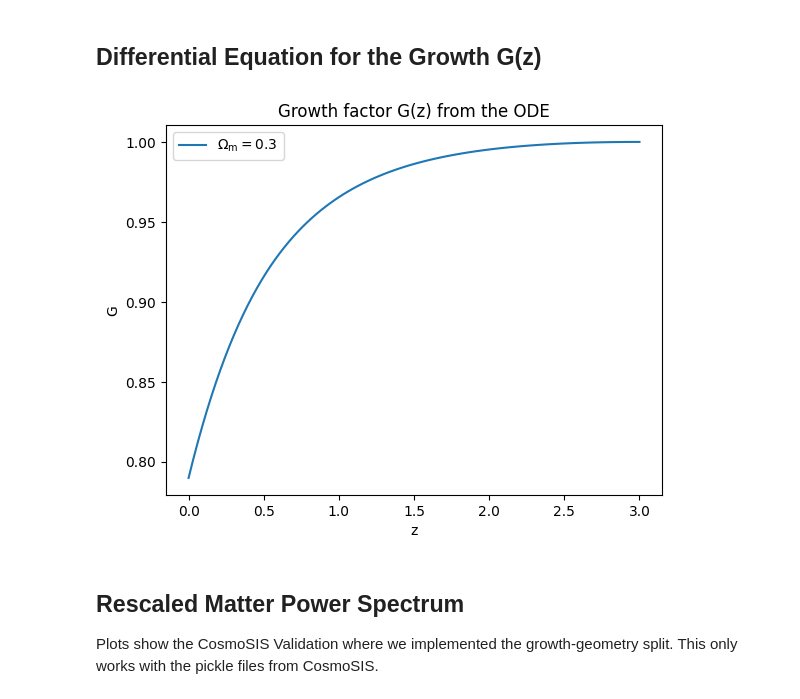
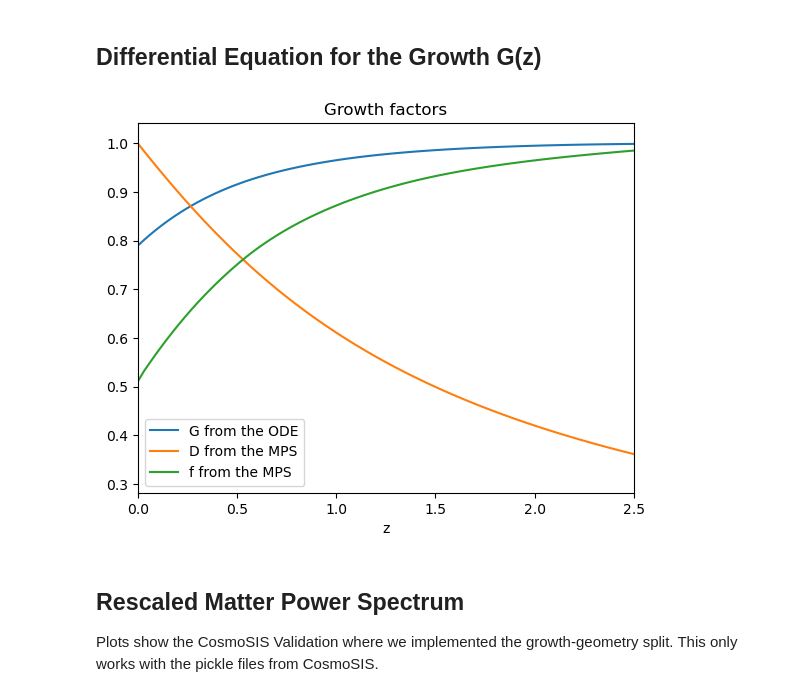
Before and after one commit to cloe-org/playground, a Jupyter notebook: tutorials/cosmology/growth-geometry-split.ipynb, the cells around one changed output. Saved outputs shown, nothing was run; the diff lists cells and outputs as text; code cells hidden in the pictures.

```diff
--- a/tutorials/cosmology/growth-geometry-split.ipynb
+++ b/tutorials/cosmology/growth-geometry-split.ipynb
@@ -49,36 +75,71 @@ class_instance = CLASSBackground(
     N_mnu=N_mnu,
 )
 
-Omega_m_grow = 0.3
-Omega_cdm0 = Omega_m_grow - Omega_b0
-
-class_instance_Om_grow = CLASSBackground(
+z = np.linspace(0, 3, 100)
+# Compute the background with CLASS
+class_instance = CLASSBackground(
     H0=H0,
     Omega_b0=Omega_b0,
     Omega_cdm0=Omega_cdm0,
     Omega_k0=Omega_k0,
     As=As,
     ns=ns,
-    mnu=mnu,
     w0=w,
     wa=wa,
     gamma_MG=gamma_MG,
+    mnu=mnu,
     N_ur = N_ur,
     N_mnu=N_mnu,
 )
 # %% [markdown]
 ## Differential Equation for the Growth G(z)
-# %%
-# Test the differential equation for the growth G(z)
-g_z_3 = growth_function_ODE(class_instance, z)
-plt.plot(z, g_z_3, label=r"$\Omega_{\rm m}=0.3$")
-plt.xlabel("z")
-plt.ylabel("G")
-plt.legend()
-plt.title("Growth factor G(z) from the ODE")
-plt.show()
-# %% [output]
-[figure, removed]
+# %%
+# Test the differential equation for the growth G(z)
+g_z_3 = growth_function_ODE(class_instance, z)
+plt.plot(z, g_z_3, label="G from the ODE")
+plt.xlabel("z")
+plt.title("Growth factors")
+#plt.show()
+
+# Test D(z) from the split class
+ks = np.logspace(np.log10(1e-5), np.log10(1e0), 200)
+
+class_linear = CLASSLinearPerturbations(background=class_instance, redshifts=z)
+split_linear_3_3 = SplitLinearPerturbations(
+    background=class_instance, omega_m_growth=0.3, redshifts=z,
+    lin_perturbations=class_linear
+)
+linear_pk_3_3 = split_linear_3_3.matter_power_spectrum(z, ks)
+hmemu_linear_Om_grow = HMemuLinearPerturbations(
+    background=class_instance, redshifts=z)
+hmemu_nonlinear_Om_grow = HMemuNonLinearPerturbations(
+    background=class_instance, redshifts=z,
+    linearperturbations = hmemu_linear_Om_grow)
+
+class_nonlinear_03 = CLASSNonLinearPerturbations(background=class_instance,
+                                                 redshifts=z,
+                                                 nonlinear_model='hmcode16')
+
+split_nonlinear_3_3 = SplitNonLinearPerturbations(
+    redshifts=z,
+    pk_linear=linear_pk_3_3,
+    perturbations_lin=class_linear,
+    perturbations_NL=class_nonlinear_03,
+)
+
+d_z_growth = split_linear_3_3.growth_factor(z, ks)
+
+plt.plot(z, d_z_growth[:, 0], label="D from the MPS")
+
+f_z_growth = split_linear_3_3.growth_rate()
+
+plt.plot(z, f_z_growth, label="f from the MPS")
+plt.xlabel("z")
+plt.legend()
+plt.xlim(0, 2.5)
+plt.show()
+# %% [output]
+[figure, added]
 # %% [markdown]
 ## Rescaled Matter Power Spectrum
 Plots show the CosmoSIS Validation where we implemented the growth-geometry split. This only works with the pickle files from CosmoSIS.
```
Also changed, not shown: parts of 4 cells of this notebook, 1 other file.
